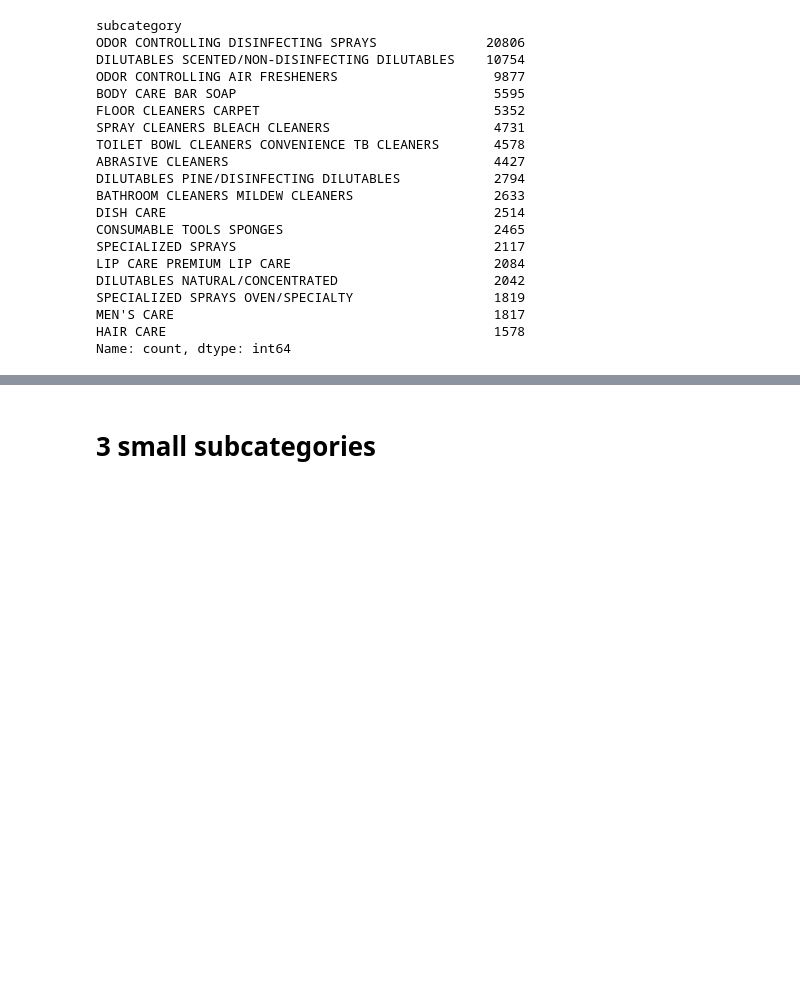
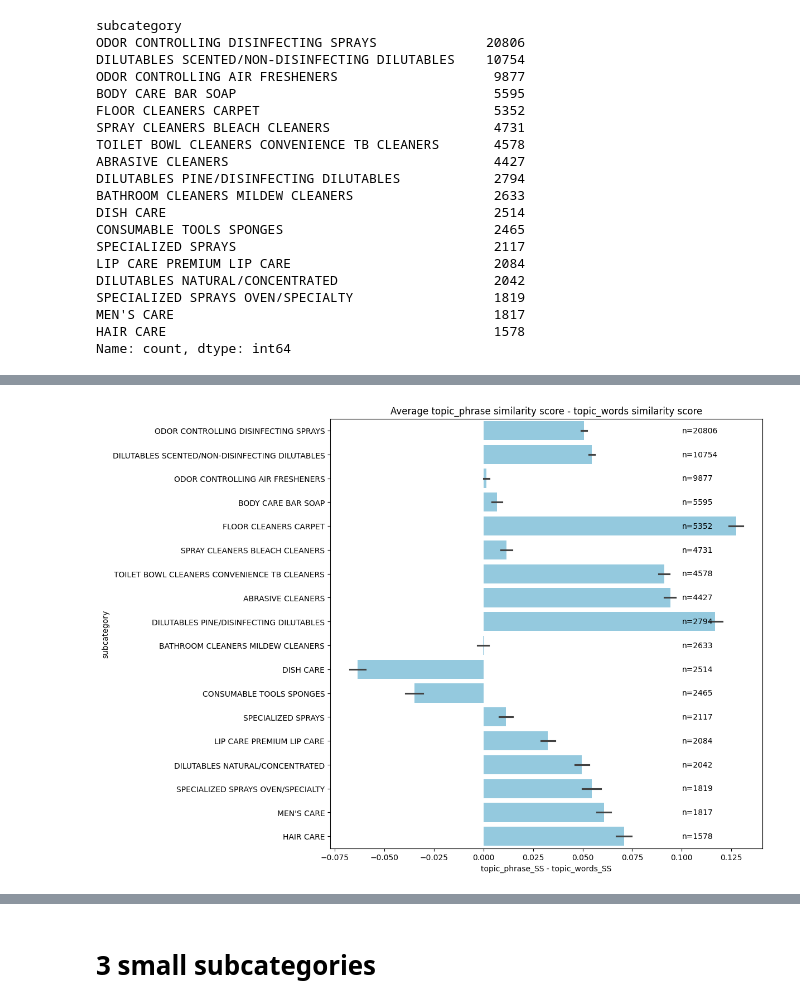
Before and after one commit to jluo3364/BTT-Clorox-Company, a Jupyter notebook: TopicModel/lsa_class.ipynb, the cells around one changed output, grey strips where cells are left out. Saved outputs shown, nothing was run; the diff lists cells and outputs as text; code cells hidden in the pictures; blank space fills up the shorter version.

```diff
--- a/TopicModel/lsa_class.ipynb
+++ b/TopicModel/lsa_class.ipynb
@@ -404,0 +457,20 @@ plt.show()
+# %%
+# plot histogram of average similarity score differences for each subcategory
+plt.figure(figsize=(10, 10))
+
+# Calculate the average similarity score difference for each subcategory
+average_difference = sorted_subset.groupby('subcategory')['topic_phrase_SS - topic_words_SS'].mean()
+
+# Create a sorted subset
+sorted_subset = subset.set_index('subcategory').loc[sorted_subcategories].reset_index()
+
+# Plot the histogram in the sorted order
+sns.barplot(y='subcategory', x='topic_phrase_SS - topic_words_SS', data=sorted_subset, color='skyblue')
+
+plt.title('Average topic_phrase similarity score - topic_words similarity score')
+
+# label each subcategory with its size
+for i, subcat in enumerate(sorted_subcategories):
+    plt.text(0.1, i, f"n={subcategory_sizes[subcat]}", verticalalignment='center')
+# %% [output]
+[figure, added]
```
Also changed, not shown: parts of 11 cells of this notebook, 3 other files.
